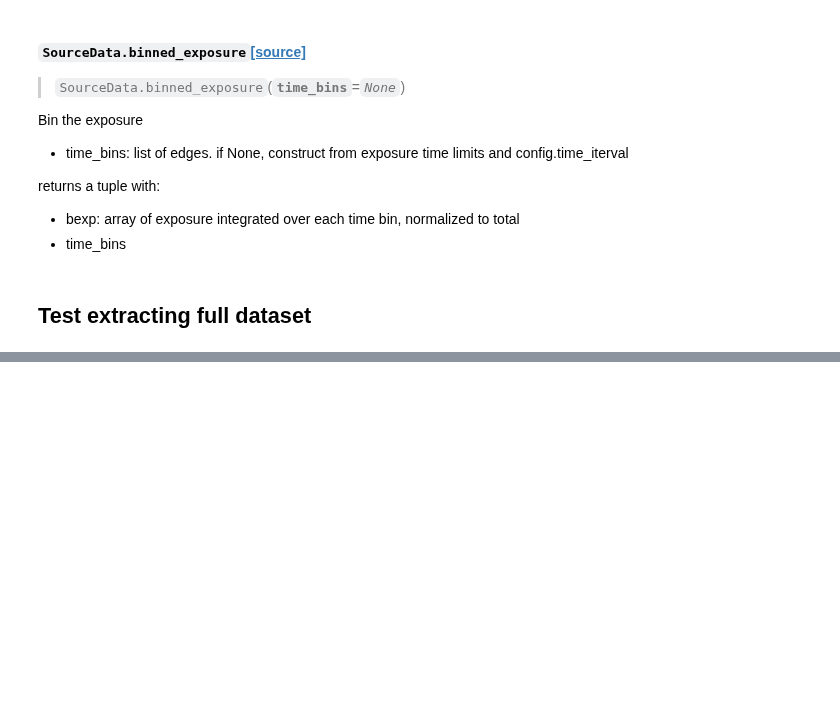
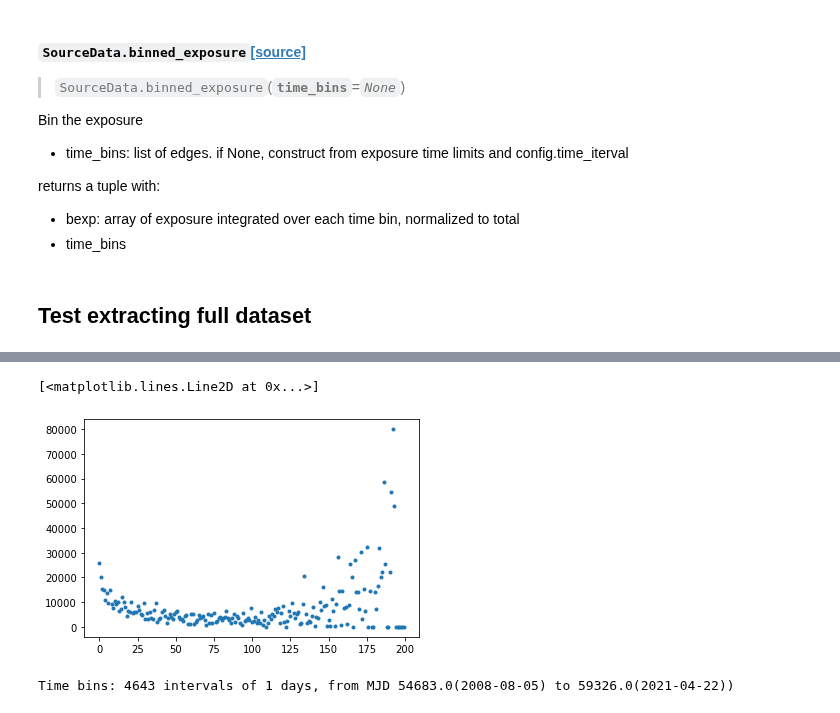
Before and after one commit to tburnett/wtlike, a Jupyter notebook: nbs/02_source_data.ipynb, the cells around one changed output, grey strips where cells are left out. Saved outputs shown, nothing was run; the diff lists cells and outputs as text; code cells hidden in the pictures; blank space fills up the shorter version.

```diff
--- a/nbs/02_source_data.ipynb
+++ b/nbs/02_source_data.ipynb
@@ -419,0 +442,12 @@ returns a tuple with:
+# %%
+plt.plot(sd.weight_histogram(200,key=None), '.')
+# %% [output]
+[<matplotlib.lines.Line2D at 0x...>]
+[figure, added]
+# %%
+self = sd
+time_bins = None
+if time_bins is None:
+    time_bins = get_default_bins(config, self.e_df)
+# %% [output]
+Time bins: 4643 intervals of 1 days, from MJD 54683.0(2008-08-05) to 59326.0(2021-04-22))
```
Also changed, not shown: parts of 21 cells of this notebook, 15 other files.
